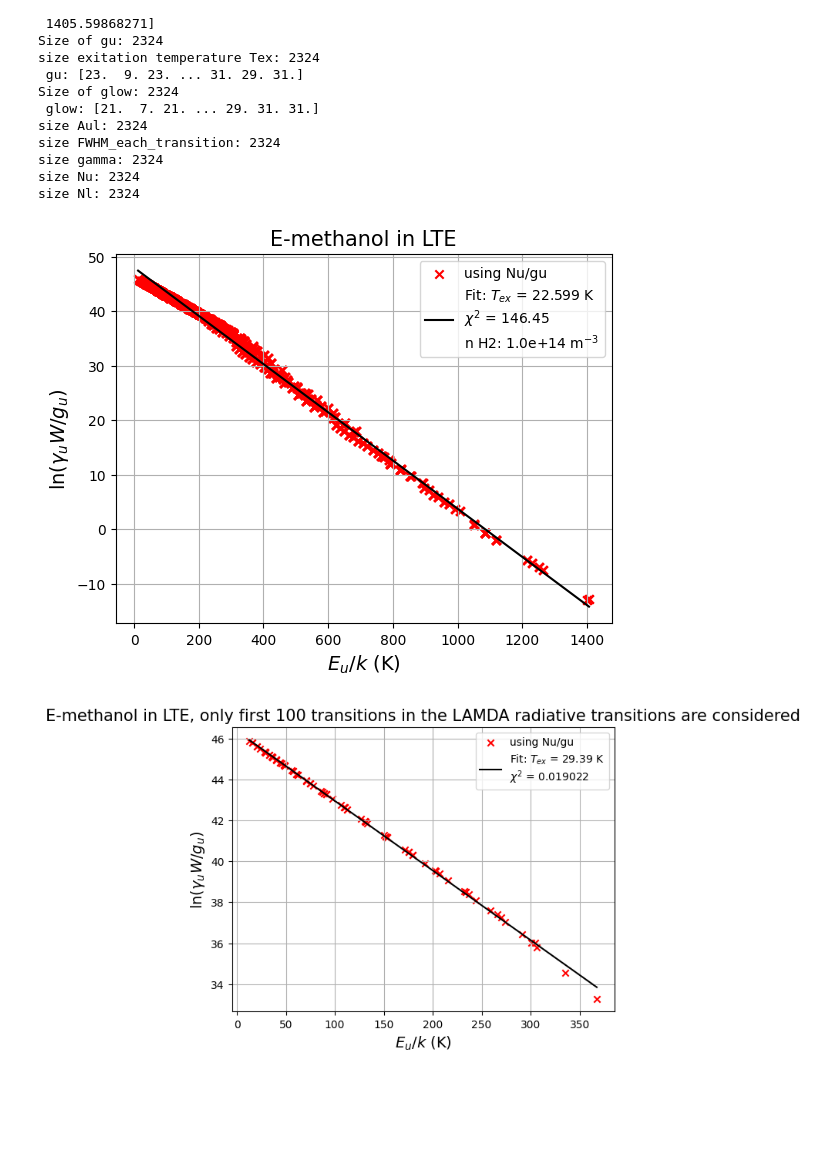
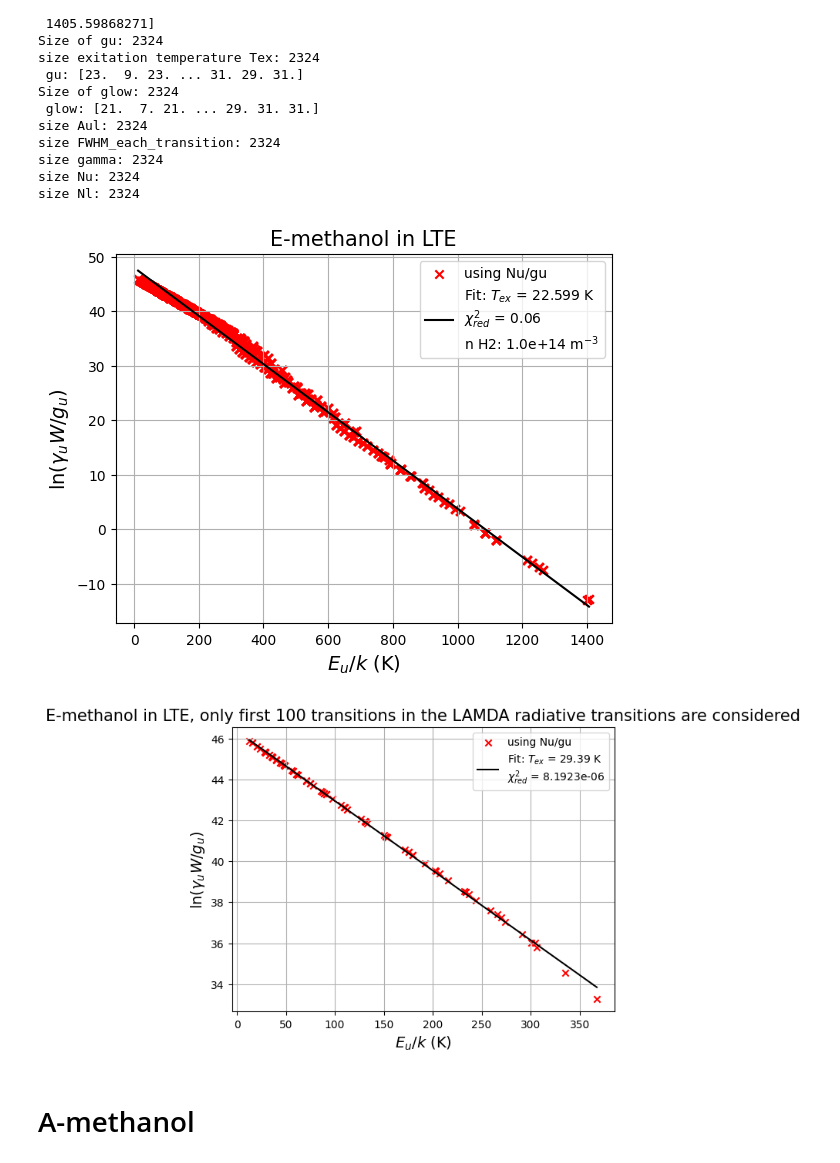
Before and after one commit to aleksej-rodano/phas0052_project, a Jupyter notebook: pythonradex_clean.ipynb, the cells around one changed output. Cells and saved outputs as stored; diff of their text form; code cells hidden in the pictures; blank space fills up the shorter version.

```diff
--- a/pythonradex_clean.ipynb
+++ b/pythonradex_clean.ipynb
@@ -1280,22 +1333,13 @@ datafilepath_methanol = (
 # store the data
 data_methanol = LAMDA_file.read(datafilepath_methanol, read_frequencies=False)
 
-# define the geometry of the nebula
-geometry = "uniform sphere"
-
 # define the parameters of the nebula
 Ntot_emeth = 1e16 / constants.centi**3  # total column density in m^-2
 line_profile_type = "Gaussian"  # line profile, can be "rectangular" or "Gaussian"
 width_v = 2 * constants.kilo  # line width in m/s, costants.kilo is 1 km/s
 
-cloud_metahnol = radiative_transfer.Cloud(
-    datafilepath=datafilepath_methanol,
-    geometry=geometry,
-    line_profile_type=line_profile_type,
-    width_v=width_v,
-)
+N = 1e18 / constants.centi**2  # CH3OH_e column density in m-2
 
-N = 1e18 / constants.centi**2  # CH3OH_e column density in m-2
 
 # collider densities in m-3, for ch3oh-e ther is only one input parameter, hence no distinction between para- an otho-H2
 LTE_collider_densities_h2only = {"H2": 1e8 / constants.centi**3}
@@ -1303,21 +1347,7 @@ LTE_collider_densities_h2only = {"H2": 1e8 / constants.centi**3}
 # define the background radiation field, in this case we assume that the background is zero, z is the redshift
 ext_background = helpers.generate_CMB_background(z=0)
 
-# no dust:
-T_dust = 0
-tau_dust = 0
-
-# use high colliders density to simulate LTE
-cloud_metahnol.update_parameters(
-    N=N,
-    Tkin=Tkin,
-    collider_densities=LTE_collider_densities_h2only,
-    ext_background=ext_background,
-    T_dust=T_dust,
-    tau_dust=tau_dust,
-)
-
-# solve the radiative trasfer, i.e. calculate the level population with an iterative method
-cloud_metahnol.solve_radiative_transfer()
+# solve the radiative transfer for methanol-E
+cloud_methanol_A = setup_cloud_methanol(datafilepath_methanol, N, Tkin, LTE_collider_densities_h2only, ext_background, width_v)
 # %% [output]
 79-78: tau_nu0 = -0.00803
@@ -1344,6 +1354,6 @@ cloud_metahnol.print_results()
 # %%
 # extract the data from the cloud object and the data file
-CH3OH_instance = MyClass(cloud_metahnol, data_methanol, N, width_v, Tkin)
+CH3OH_instance = MyClass(cloud_methanol_A, data_methanol, N, width_v, Tkin)
 
 TexCH3OH, tauCH3OH, AulCH3OH, BulCH3OH, nu0_arrayCH3OH, EuCH3OH, gCH3OH, glow_CH3OH, gammaCH3OH, NuCH3OH, NlCH3OH, FWHMCH3OH = (
     CH3OH_instance.extract_and_calculate(debug=True)
@@ -1372,35 +1382,38 @@ y_values_metanol = np.log(NuCH3OH / gCH3OH)
 # %%
 # plot population diagram
 fig, ax = plt.subplots()
 plt.scatter(EuCH3OH, y_values_metanol, marker="x", color="red", label="using Nu/gu")
 
 plt.xlabel(r"$E_u/k$ (K)", fontsize=14)
 plt.ylabel(r"$\ln(\gamma_u W / g_u)$", fontsize=14)
 plt.title("E-methanol in LTE", fontsize=15)
 
 # Fit a straight line to estimate T_ex
 fit = np.polyfit(EuCH3OH, y_values_metanol, 1)  # Linear fit
 T_ex = -1 / fit[0]  # Rotational temperature from slope
 
 # Calculate the chi-squared value
 y_fit = fit[0] * EuCH3OH + fit[1]
 chi_squared = np.sum(((y_values_metanol - y_fit) ** 2) / y_fit)
 
+# reduced chi_squared: chi_squared / (num_point - num_parameters), num_parameters = 2 for a straight line
+chi_squared_red = chi_squared / (len(EuCH3OH) - 2)
+
 # Plot the best-fit line
 x_fit = np.linspace(min(EuCH3OH), max(EuCH3OH), 100)
 y_fit_line = fit[0] * x_fit + fit[1]
 plt.plot(
     x_fit,
     y_fit_line,
     linestyle="-",
     color="black",
-    label=(f"Fit: $T_{{ex}}$ = {T_ex:.5g} K\n$\chi^2$ = {chi_squared:.2f}\nn H2: {LTE_collider_densities_h2only['H2']:.1e} m$^{{-3}}$"),
+    label=(f"Fit: $T_{{ex}}$ = {T_ex:.5g} K\n$\chi^2_{{red}}$ = {chi_squared_red:.2f}\nn H2: {LTE_collider_densities_h2only['H2']:.1e} m$^{{-3}}$"),
 )
 plt.legend()
 ax.grid()
 plt.show()
 # %% [output]
-[figure, old version]
+[figure, new version]
 # %%
 # Take only N first transitions
 firstN_transitions = 100
@@ -1412,8 +1425,6 @@ y_values_metanol = np.log(NuCH3OH[:firstN_transitions] / gCH3OH[:firstN_transiti
 fig, ax = plt.subplots()
 plt.scatter(EuCH3OH[:firstN_transitions], y_values_metanol, marker="x", color="red", label="using Nu/gu")
 
-# plot y values considering escape probaility
-# plt.scatter(EuCo, y_value_new_beta_consideration, marker="x", color="green", label="considering beta and Nu")
 
 plt.xlabel(r"$E_u/k$ (K)", fontsize=14)
 plt.ylabel(r"$\ln(\gamma_u W / g_u)$", fontsize=14)
@@ -1431,16 +1442,22 @@ y_fit = fit[0] * x_fit + fit[1]
 y_fit_observed = fit[0] * EuCH3OH[:firstN_transitions] + fit[1]
 chi_squared = np.sum(((y_values_metanol - y_fit_observed) ** 2) / y_fit_observed)
 
+
+# reduced chi_squared: chi_squared / (num_point - num_parameters), num_parameters = 1 for a straight line
+chi_squared_red = chi_squared / (len(EuCH3OH) - 2)
+
 # Plot the best-fit line
 plt.plot(
     x_fit,
     y_fit,
     linestyle="-",
     color="black",
-    label=(f"Fit: $T_{{ex}}$ = {T_ex:.5g} K\n$\chi^2$ = {chi_squared:.5g}"),
+    label=(f"Fit: $T_{{ex}}$ = {T_ex:.5g} K\n$\chi^2_{{red}}$ = {chi_squared_red:.5g}"),
 )
 plt.legend()
 ax.grid()
 plt.show()
 # %% [output]
-[figure, old version]
+[figure, new version]
+# %% [markdown]
+# A-methanol
```
Also changed, not shown: parts of 6 cells of this notebook, 1 other file.
